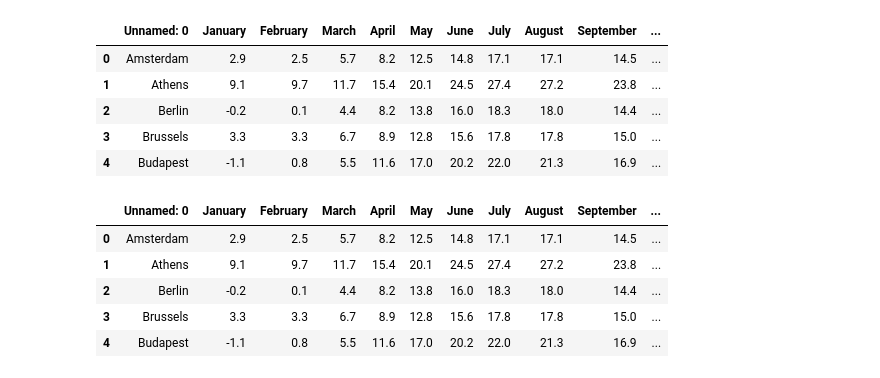
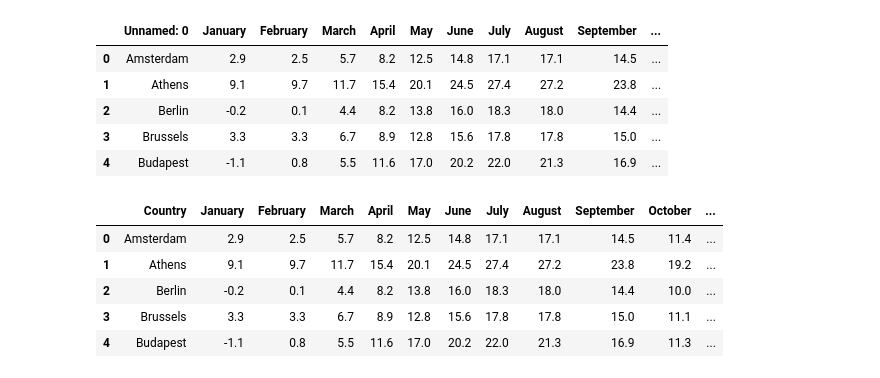
Before and after one commit to steed360/DimensionalityReduction, a Jupyter notebook: Notebooks/Cluster City Temperatures Using T-SNE .ipynb, the cells around one changed output. Saved outputs shown, nothing was run; the diff lists cells and outputs as text; code cells hidden in the pictures.

```diff
--- a/Notebooks/Cluster City Temperatures Using T-SNE .ipynb
+++ b/Notebooks/Cluster City Temperatures Using T-SNE .ipynb
@@ -34,12 +35,13 @@ df.head ()
 | 4 | Budapest | -1.1 | 0.8 | 5.5 | 11.6 | 17.0 | 20.2 | 22.0 | 21.3 | 16.9 | ... |
 # %%
 # Obtain some data to process..
+df.columns = np.insert ( df.columns[1:], 0,'Country' ,axis=0)
 df_train = df.drop(df.columns[[13,14,15,16,17]], axis=1, inplace=False)
 df_train.head ()
 # %% [output]
-|  | Unnamed: 0 | January | February | March | April | May | June | July | August | September | ... |
-| 0 | Amsterdam | 2.9 | 2.5 | 5.7 | 8.2 | 12.5 | 14.8 | 17.1 | 17.1 | 14.5 | ... |
-| 1 | Athens | 9.1 | 9.7 | 11.7 | 15.4 | 20.1 | 24.5 | 27.4 | 27.2 | 23.8 | ... |
-| 2 | Berlin | -0.2 | 0.1 | 4.4 | 8.2 | 13.8 | 16.0 | 18.3 | 18.0 | 14.4 | ... |
-| 3 | Brussels | 3.3 | 3.3 | 6.7 | 8.9 | 12.8 | 15.6 | 17.8 | 17.8 | 15.0 | ... |
-| 4 | Budapest | -1.1 | 0.8 | 5.5 | 11.6 | 17.0 | 20.2 | 22.0 | 21.3 | 16.9 | ... |
+|  | Country | January | February | March | April | May | June | July | August | September | October | ... |
+| 0 | Amsterdam | 2.9 | 2.5 | 5.7 | 8.2 | 12.5 | 14.8 | 17.1 | 17.1 | 14.5 | 11.4 | ... |
+| 1 | Athens | 9.1 | 9.7 | 11.7 | 15.4 | 20.1 | 24.5 | 27.4 | 27.2 | 23.8 | 19.2 | ... |
+| 2 | Berlin | -0.2 | 0.1 | 4.4 | 8.2 | 13.8 | 16.0 | 18.3 | 18.0 | 14.4 | 10.0 | ... |
+| 3 | Brussels | 3.3 | 3.3 | 6.7 | 8.9 | 12.8 | 15.6 | 17.8 | 17.8 | 15.0 | 11.1 | ... |
+| 4 | Budapest | -1.1 | 0.8 | 5.5 | 11.6 | 17.0 | 20.2 | 22.0 | 21.3 | 16.9 | 11.3 | ... |
```
Also changed, not shown: parts of 9 cells of this notebook.
